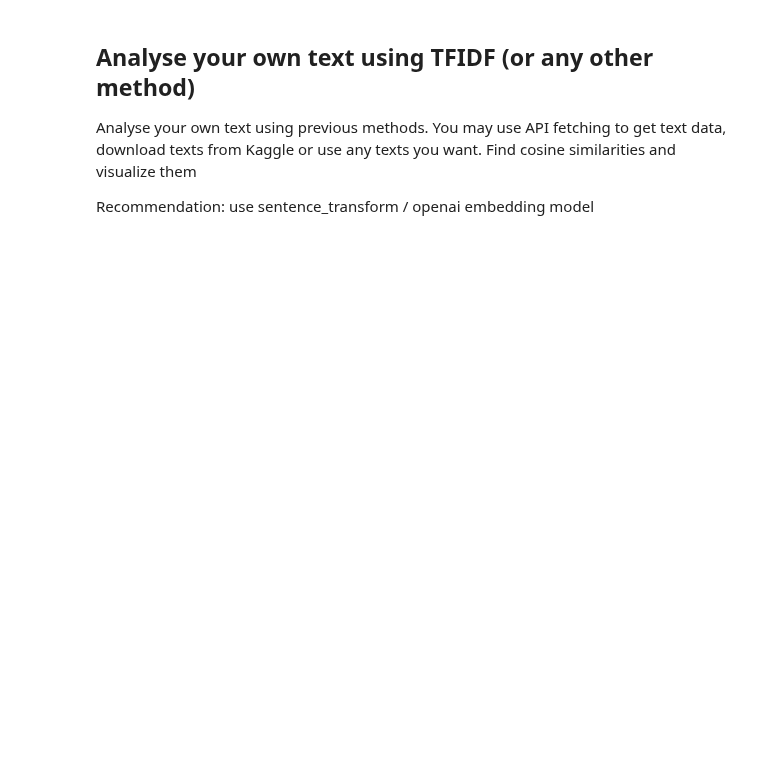
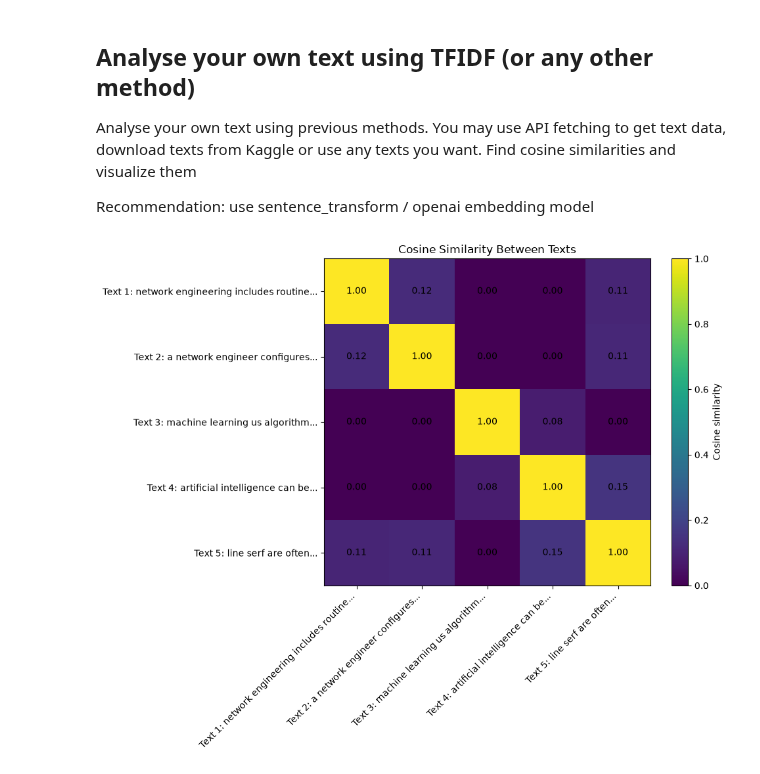
Before and after one commit to Baryzhyk/ida-labs, a Jupyter notebook: assignement-2.ipynb, the cells around one changed output. Drawn from its saved outputs; the diff is of its cells as text; code cells hidden in the pictures; blank space fills up the shorter version.

```diff
--- a/assignement-2.ipynb
+++ b/assignement-2.ipynb
@@ -96,17 +318,27 @@ Recommendation: use sentence_transform / openai embedding model
 # %%
 def get_texts():
     """
-    Get the texts you want to analyse. Either API fetching, Kaggle or any other source.
-
-    Args:
-        None: None.
+    Get the texts you want to analyse.
 
     Returns:
         list: list of texts.
     """
-    return None
+
+    return [
+        "Network engineering includes routing, switching, VLANs, VPNs and firewalls.",
+        "A network engineer configures routers, switches and VPN connections.",
+        "Machine learning uses algorithms to learn patterns from data.",
+        "Artificial intelligence can be used to automate complex tasks.",
+        "Linux servers are often used for network services, monitoring and automation."
+    ]
+
 
 texts = get_texts()
+
 texts_processed = process_texts(texts)
+
 cosine_matrix = calcuate_tfidf(texts_processed)
+
 visualize_data(cosine_matrix, texts_processed)
+# %% [output]
+[figure, added]
```
Also changed, not shown: parts of 4 cells of this notebook, 2 other files.
